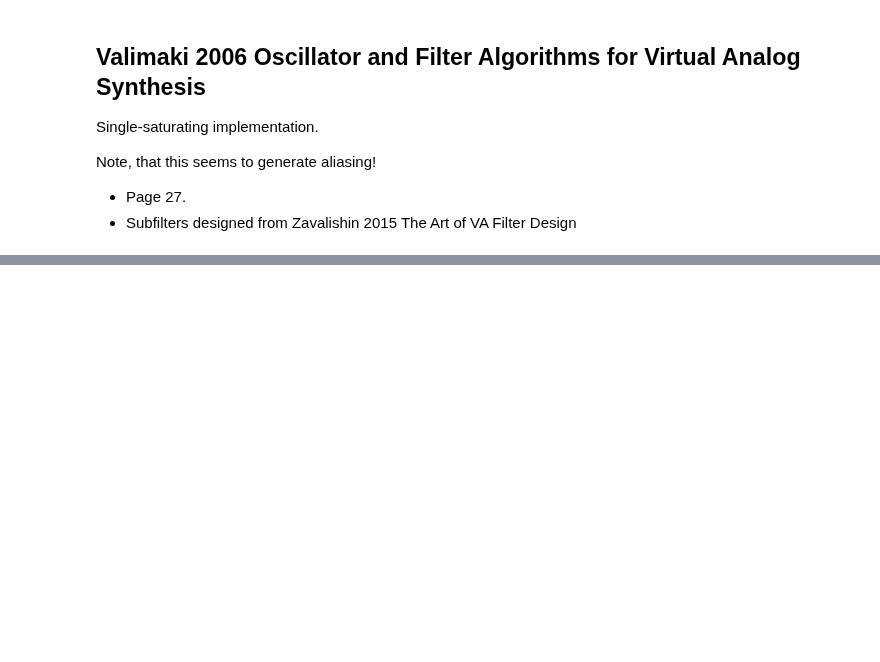
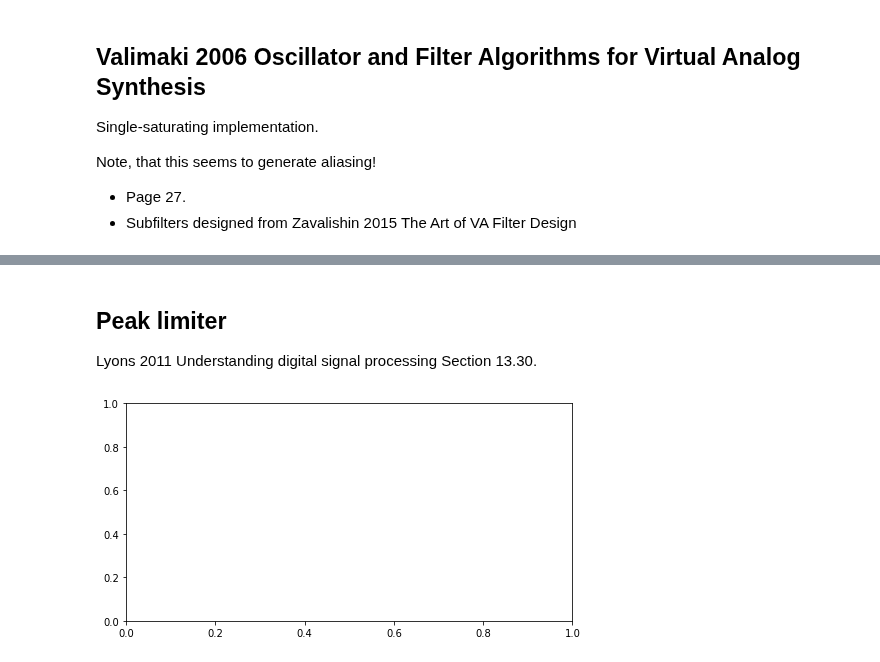
Before and after one commit to soerenbnoergaard/sbnsampler, a Jupyter notebook: workbooks/vcf_002.ipynb, the cells around one changed output, grey strips where cells are left out. Cells and saved outputs as stored; diff of their text form; code cells hidden in the pictures; blank space fills up the shorter version.

```diff
--- a/workbooks/vcf_002.ipynb
+++ b/workbooks/vcf_002.ipynb
@@ -297,0 +316,31 @@ s.show()
+# %% [markdown]
+## Peak limiter
+
+Lyons 2011 Understanding digital signal processing Section 13.30.
+# %%
+def limiter(x, R):
+    a = 0.01
+    y = zeros(len(x))
+
+    w1 = 1 # Delayed feedback element
+
+    for n in range(len(x)):
+        y[n] = x[n] * w1
+
+        w = y[n]*y[n]
+        w = R - w
+        w = w + w1
+        w1 = w
+
+    return y
+
+
+s = Pirkle(yrange=[-50, 30])
+y = s.vcf(s.x_chirp, cutoff=63, resonance=100)
+y2 = limiter(y, s.amplitude)
+#plot(y)
+#plot(limiter(y, s.amplitude))
+#axhline(s.amplitude, color="k")
+#axhline(-s.amplitude, color="k")
+# %% [output]
+[figure, added]
```
Also changed, not shown: parts of 7 cells of this notebook.
